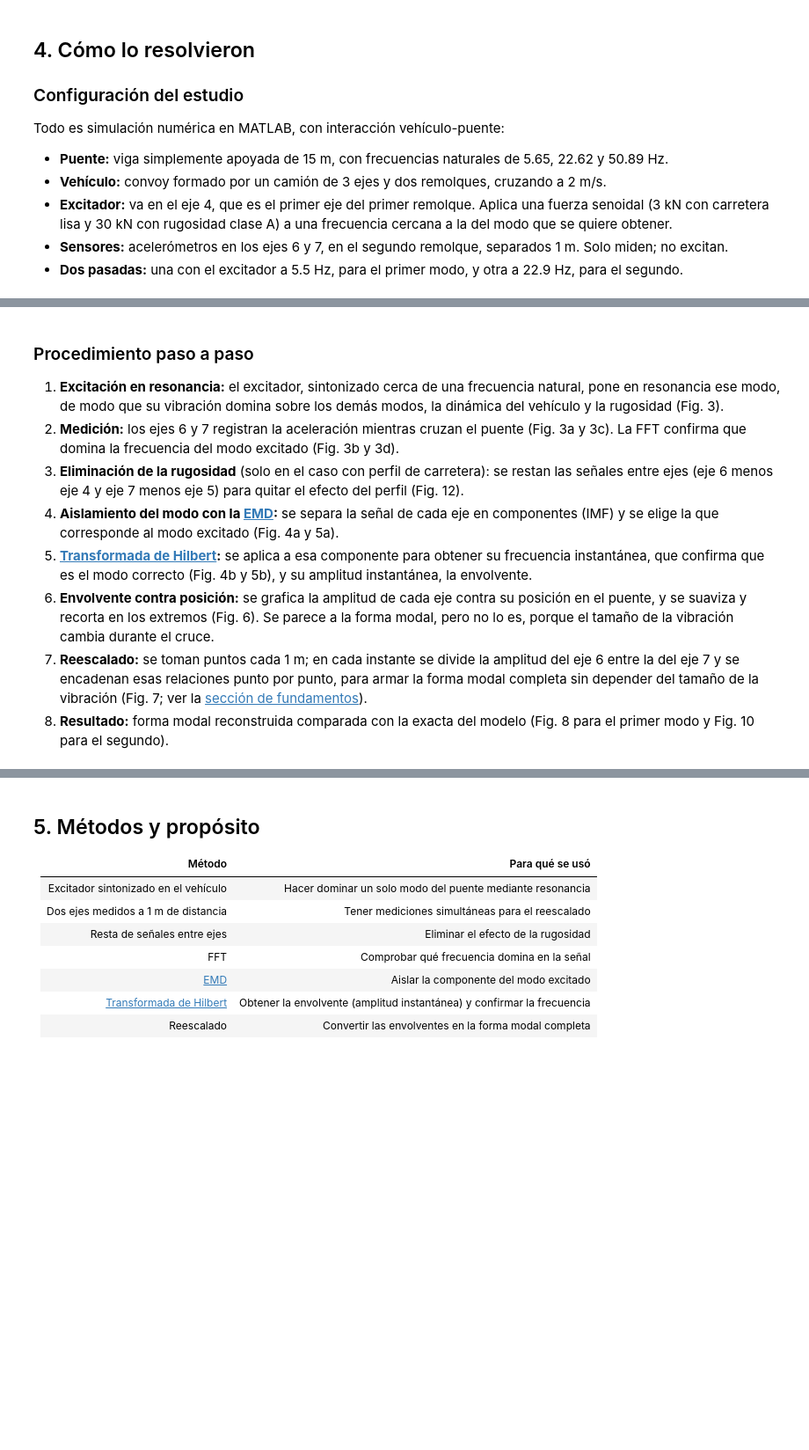
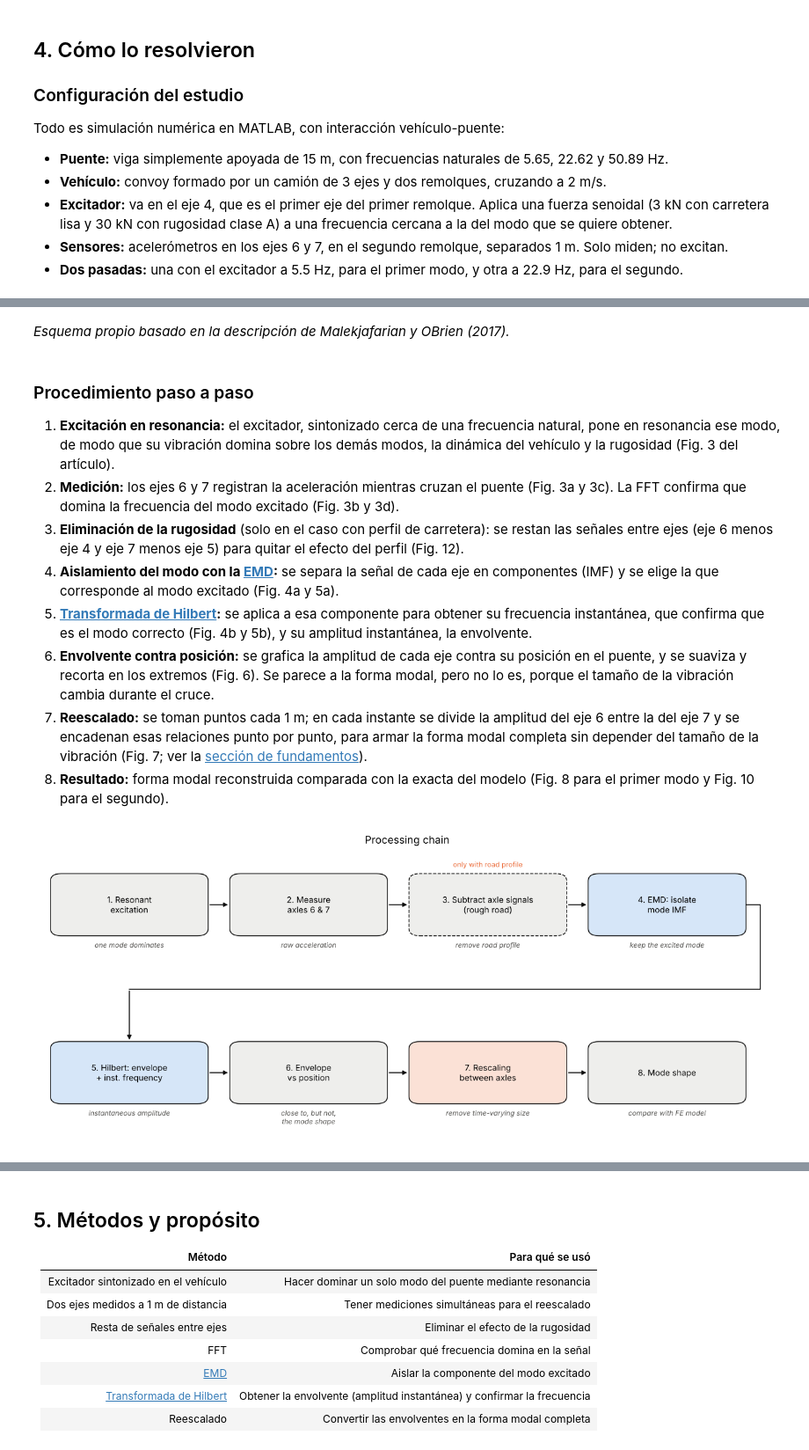
Before and after one commit to 25adiaz-apps/assignment-3-machine-learning, a Jupyter notebook: literature-review/revision-papers/resumenes_papers.ipynb, the cells around one changed output, grey strips where cells are left out. Shown at 88% size. Drawn from its saved outputs; the diff is of its cells as text; code cells hidden in the pictures; blank space fills up the shorter version.

```diff
--- a/literature-review/revision-papers/resumenes_papers.ipynb
+++ b/literature-review/revision-papers/resumenes_papers.ipynb
@@ -40,7 +156,9 @@ Todo es simulación numérica en MATLAB, con interacción vehículo-puente:
+# %% [markdown]
+*Esquema propio basado en la descripción de Malekjafarian y OBrien (2017).*
 # %% [markdown]
 ### Procedimiento paso a paso
 
-1. **Excitación en resonancia:** el excitador, sintonizado cerca de una frecuencia natural, pone en resonancia ese modo, de modo que su vibración domina sobre los demás modos, la dinámica del vehículo y la rugosidad (Fig. 3).
+1. **Excitación en resonancia:** el excitador, sintonizado cerca de una frecuencia natural, pone en resonancia ese modo, de modo que su vibración domina sobre los demás modos, la dinámica del vehículo y la rugosidad (Fig. 3 del artículo).
 2. **Medición:** los ejes 6 y 7 registran la aceleración mientras cruzan el puente (Fig. 3a y 3c). La FFT confirma que domina la frecuencia del modo excitado (Fig. 3b y 3d).
 3. **Eliminación de la rugosidad** (solo en el caso con perfil de carretera): se restan las señales entre ejes (eje 6 menos eje 4 y eje 7 menos eje 5) para quitar el efecto del perfil (Fig. 12).
 4. **Aislamiento del modo con la [EMD](../metodos/metodos.ipynb#emd):** se separa la señal de cada eje en componentes (IMF) y se elige la que corresponde al modo excitado (Fig. 4a y 5a).
@@ -48,3 +166,60 @@ Todo es simulación numérica en MATLAB, con interacción vehículo-puente:
 6. **Envolvente contra posición:** se grafica la amplitud de cada eje contra su posición en el puente, y se suaviza y recorta en los extremos (Fig. 6). Se parece a la forma modal, pero no lo es, porque el tamaño de la vibración cambia durante el cruce.
 7. **Reescalado:** se toman puntos cada 1 m; en cada instante se divide la amplitud del eje 6 entre la del eje 7 y se encadenan esas relaciones punto por punto, para armar la forma modal completa sin depender del tamaño de la vibración (Fig. 7; ver la [sección de fundamentos](../metodos/metodos.ipynb#fundamentos)).
 8. **Resultado:** forma modal reconstruida comparada con la exacta del modelo (Fig. 8 para el primer modo y Fig. 10 para el segundo).
+# %%
+# Figure 2: processing chain (two rows of four boxes)
+LIGHT_GRAY, LIGHT_BLUE, LIGHT_ORANGE = "#eeeeec", "#d6e6f8", "#fbe1d6"
+steps = [
+    ("1. Resonant\nexcitation", "one mode dominates", LIGHT_GRAY),
+    ("2. Measure\naxles 6 & 7", "raw acceleration", LIGHT_GRAY),
+    ("3. Subtract axle signals\n(rough road)", "remove road profile", LIGHT_GRAY),
+    ("4. EMD: isolate\nmode IMF", "keep the excited mode", LIGHT_BLUE),
+    ("5. Hilbert: envelope\n+ inst. frequency", "instantaneous amplitude", LIGHT_BLUE),
+    ("6. Envelope\nvs position", "close to, but not,\nthe mode shape", LIGHT_GRAY),
+    ("7. Rescaling\nbetween axles", "remove time-varying size", LIGHT_ORANGE),
+    ("8. Mode shape", "compare with FE model", LIGHT_GRAY),
+]
+box_w, box_h = 0.84, 0.46
+row_y = [2.1, 0.75]          # box centre y for row 1 and row 2
+col_x = [0.5, 1.5, 2.5, 3.5]
+
+fig, ax = plt.subplots(figsize=(12, 5.2))
+centres = []
+for i, (label, purpose, color) in enumerate(steps):
+    cx, cy = col_x[i % 4], row_y[i // 4]
+    centres.append((cx, cy))
+    box = patches.FancyBboxPatch((cx - box_w / 2, cy - box_h / 2), box_w, box_h,
+                                 boxstyle="round,pad=0.02,rounding_size=0.06",
+                                 facecolor=color, edgecolor=COLOR_TRUE, lw=1,
+                                 linestyle="--" if i == 2 else "-")
+    ax.add_patch(box)
+    ax.text(cx, cy, label, ha="center", va="center", fontsize=9.5)
+    ax.text(cx, cy - box_h / 2 - 0.06, purpose, ha="center", va="top", fontsize=8,
+            color="#52514e", style="italic")
+ax.text(col_x[2], row_y[0] + box_h / 2 + 0.06, "only with road profile", ha="center",
+        va="bottom", fontsize=8, color=COLOR_2)
+
+arrow = dict(arrowstyle="-|>", color=COLOR_TRUE, lw=1.1)
+for i in range(7):
+    if i == 3:
+        continue
+    (x0, y0), (x1, y1) = centres[i], centres[i + 1]
+    ax.annotate("", xy=(x1 - box_w / 2 - 0.02, y1), xytext=(x0 + box_w / 2 + 0.02, y0),
+                arrowprops=arrow)
+# Row 1 -> row 2: out of the right side of box 4, down, left, and into the top of box 5
+x_right, y_mid = col_x[3] + box_w / 2 + 0.1, 1.42
+ax.plot([col_x[3] + box_w / 2 + 0.02, x_right, x_right, col_x[0], col_x[0]],
+        [row_y[0], row_y[0], y_mid, y_mid, y_mid], color=COLOR_TRUE, lw=1.1)
+ax.annotate("", xy=(col_x[0], row_y[1] + box_h / 2 + 0.02), xytext=(col_x[0], y_mid),
+            arrowprops=arrow)
+
+ax.set_xlim(0, 4.1)
+ax.set_ylim(0.2, 2.55)
+ax.axis("off")
+ax.set_title("Processing chain")
+fig.tight_layout()
+fig.savefig(FIG_DIR / "malekjafarian_obrien_2017_fig2_processing_chain.png", dpi=150,
+            bbox_inches="tight")
+plt.show()
+# %% [output]
+[figure, added]
```
Also changed, not shown: parts of 6 cells of this notebook, 5 other files.
